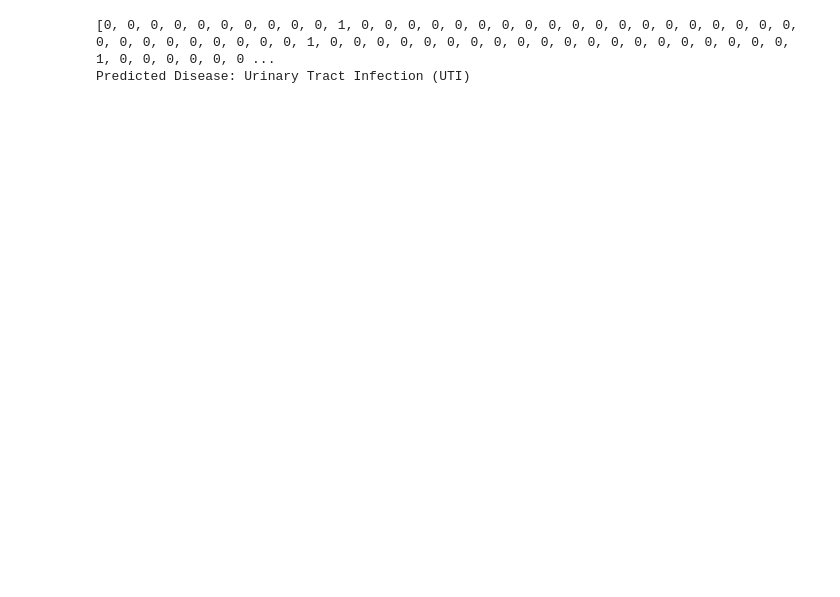
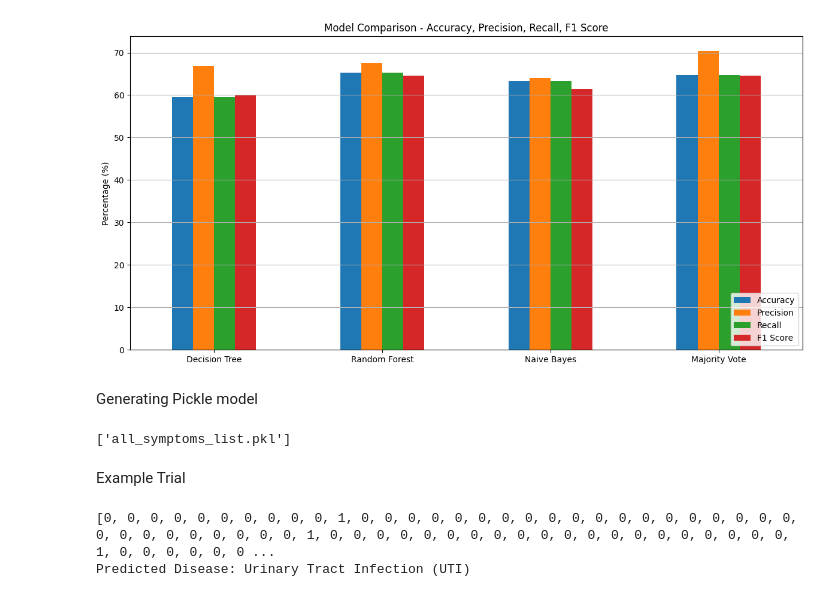
Before and after one commit to HardikVIT/HealthCare-Prediction-Langchain-LLM-, a Jupyter notebook: models/model.ipynb, the cells around one changed output. Saved outputs shown, nothing was run; the diff lists cells and outputs as text; code cells hidden in the pictures; blank space fills up the shorter version.

```diff
--- a/models/model.ipynb
+++ b/models/model.ipynb
@@ -111,3 +205,27 @@ F1 Score       : 52.82460612070018 %
+# %%
+
+metrics_df.plot(kind='bar', figsize=(12, 6))
+plt.title("Model Comparison - Accuracy, Precision, Recall, F1 Score")
+plt.ylabel("Percentage (%)")
+plt.xticks(rotation=0)
+plt.grid(axis='y')
+plt.legend(loc='lower right')
+plt.tight_layout()
+plt.show()
+# %% [output]
+[figure, added]
+# %% [markdown]
+Generating Pickle model
+# %%
+joblib.dump(rf_model, 'random_forest_model.pkl')
+joblib.dump(nb_model, 'naive_bayes_model.pkl')
+joblib.dump(dt_model, 'decision_tree_model.pkl')
+joblib.dump(le, 'label_encoder.pkl')
+joblib.dump(list(all_symptoms), 'all_symptoms_list.pkl')
+# %% [output]
+['all_symptoms_list.pkl']
+# %% [markdown]
+Example Trial
 # %%
 import numpy as np
 from scipy.stats import mode
```
Also changed, not shown: parts of 15 cells of this notebook, 4 other files.
